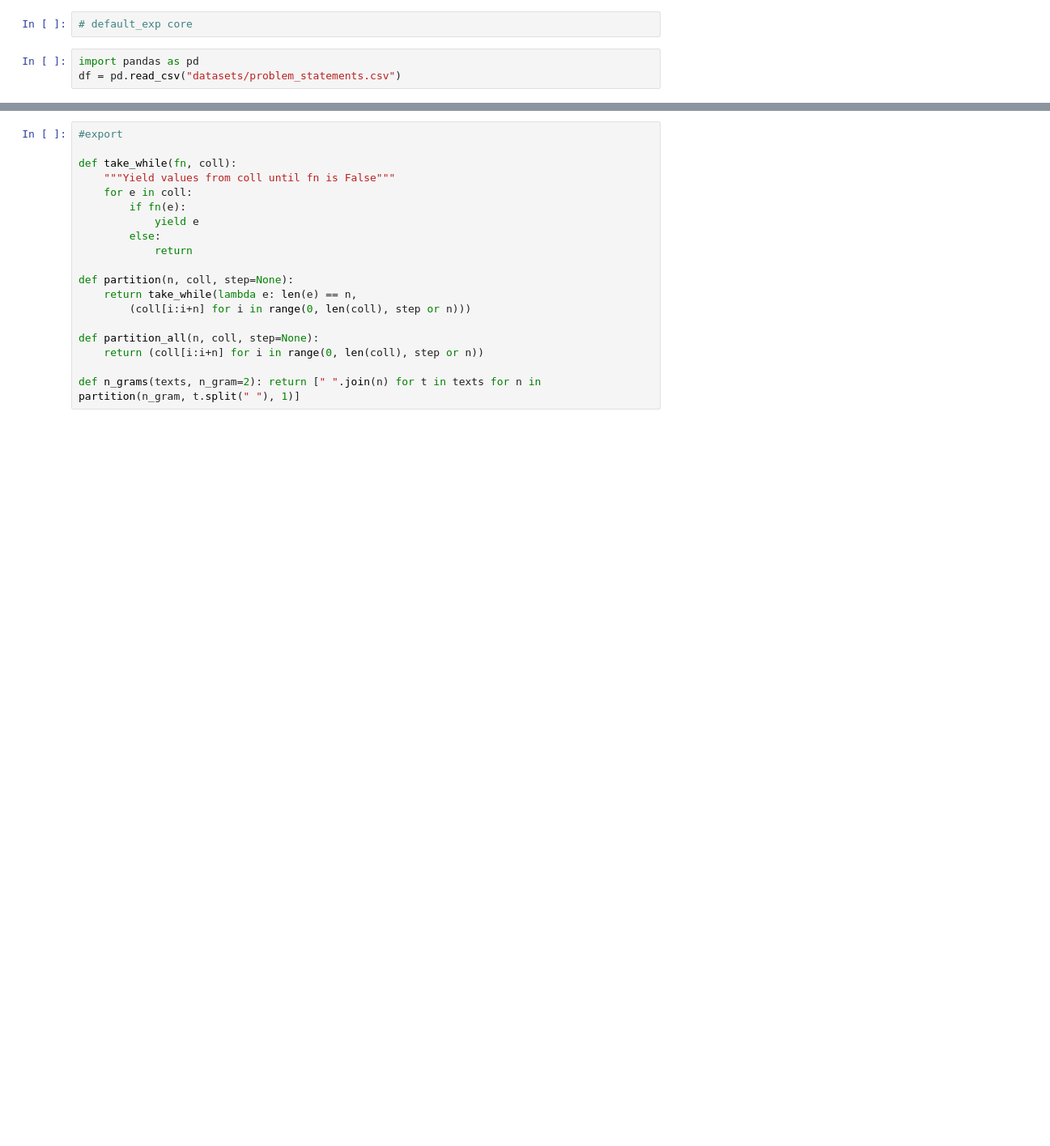
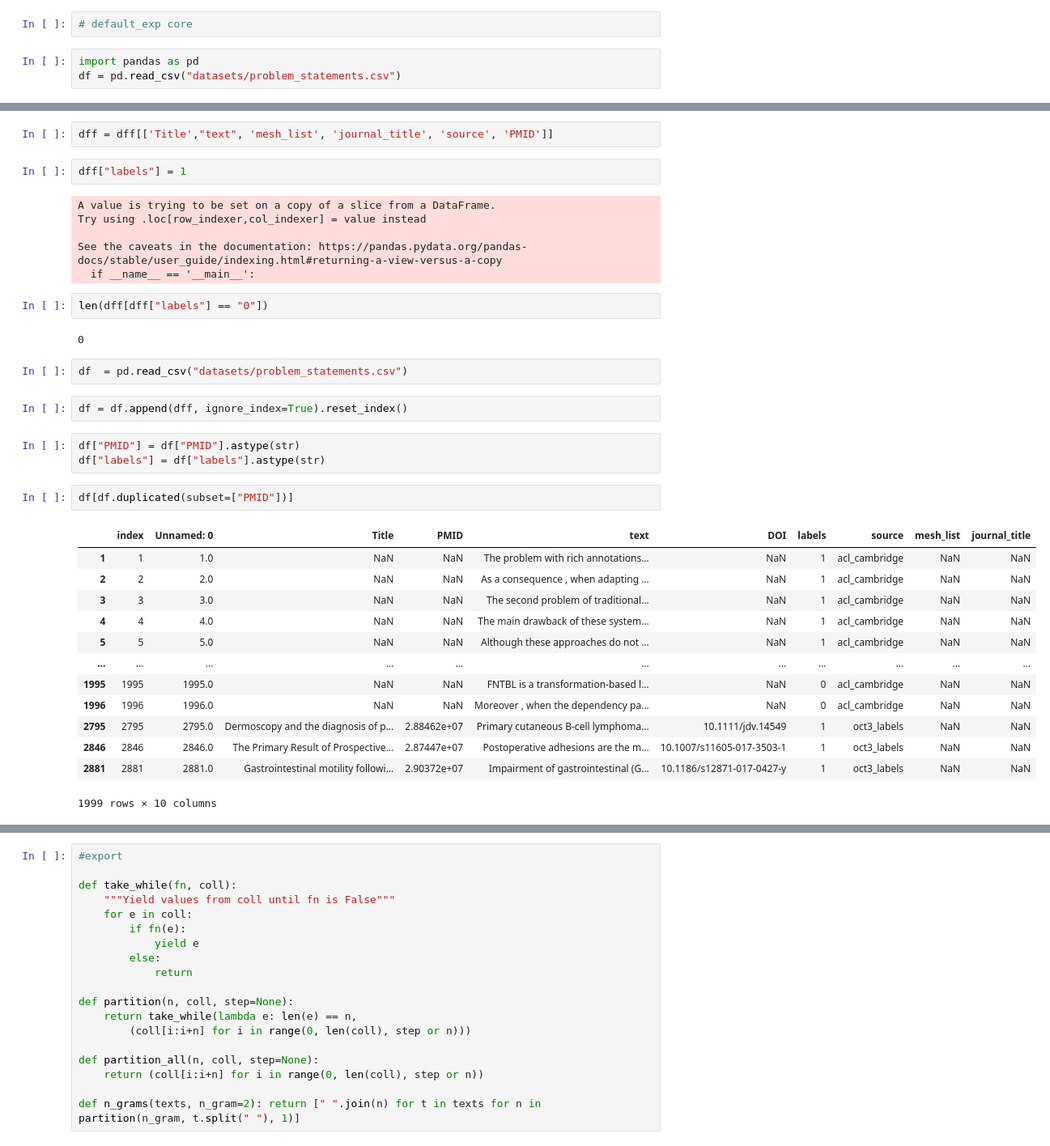
Before and after one commit to ScienceOctopus/octoflow, a Jupyter notebook: 02_text_patterns.ipynb, the cells around one changed output, grey strips where cells are left out. Shown at 81% size. Drawn from its saved outputs; the diff is of its cells as text; blank space fills up the shorter version.

Commit message:
merging datasets + utils

```diff
--- a/02_text_patterns.ipynb
+++ b/02_text_patterns.ipynb
@@ -11,0 +94,37 @@ df = pd.read_csv("datasets/problem_statements.csv")
+# %%
+dff = dff[['Title',"text", 'mesh_list', 'journal_title', 'source', 'PMID']]
+# %%
+dff["labels"] = 1
+# %% [output]
+A value is trying to be set on a copy of a slice from a DataFrame.
+Try using .loc[row_indexer,col_indexer] = value instead
+
+See the caveats in the documentation: https://pandas.pydata.org/pandas-docs/stable/user_guide/indexing.html#returning-a-view-versus-a-copy
+  if __name__ == '__main__':
+# %%
+len(dff[dff["labels"] == "0"])
+# %% [output]
+0
+# %%
+df  = pd.read_csv("datasets/problem_statements.csv")
+# %%
+df = df.append(dff, ignore_index=True).reset_index()
+# %%
+df["PMID"] = df["PMID"].astype(str)
+df["labels"] = df["labels"].astype(str)
+# %%
+df[df.duplicated(subset=["PMID"])]
+# %% [output]
+|  | index | Unnamed: 0 | Title | PMID | text | DOI | labels | source | mesh_list | journal_title |
+| 1 | 1 | 1.0 | NaN | NaN | The problem with rich annotations... | NaN | 1 | acl_cambridge | NaN | NaN |
+| 2 | 2 | 2.0 | NaN | NaN | As a consequence , when adapting ... | NaN | 1 | acl_cambridge | NaN | NaN |
+| 3 | 3 | 3.0 | NaN | NaN | The second problem of traditional... | NaN | 1 | acl_cambridge | NaN | NaN |
+| 4 | 4 | 4.0 | NaN | NaN | The main drawback of these system... | NaN | 1 | acl_cambridge | NaN | NaN |
+| 5 | 5 | 5.0 | NaN | NaN | Although these approaches do not ... | NaN | 1 | acl_cambridge | NaN | NaN |
+| ... | ... | ... | ... | ... | ... | ... | ... | ... | ... | ... |
+| 1995 | 1995 | 1995.0 | NaN | NaN | FNTBL is a transformation-based l... | NaN | 0 | acl_cambridge | NaN | NaN |
+| 1996 | 1996 | 1996.0 | NaN | NaN | Moreover , when the dependency pa... | NaN | 0 | acl_cambridge | NaN | NaN |
+| 2795 | 2795 | 2795.0 | Dermoscopy and the diagnosis of p... | 2.88462e+07 | Primary cutaneous B-cell lymphoma... | 10.1111/jdv.14549 | 1 | oct3_labels | NaN | NaN |
+| 2846 | 2846 | 2846.0 | The Primary Result of Prospective... | 2.87447e+07 | Postoperative adhesions are the m... | 10.1007/s11605-017-3503-1 | 1 | oct3_labels | NaN | NaN |
+| 2881 | 2881 | 2881.0 | Gastrointestinal motility followi... | 2.90372e+07 | Impairment of gastrointestinal (G... | 10.1186/s12871-017-0427-y | 1 | oct3_labels | NaN | NaN |
+1999 rows × 10 columns
```
Also changed, not shown: parts of 20 cells of this notebook, 1 other file.
